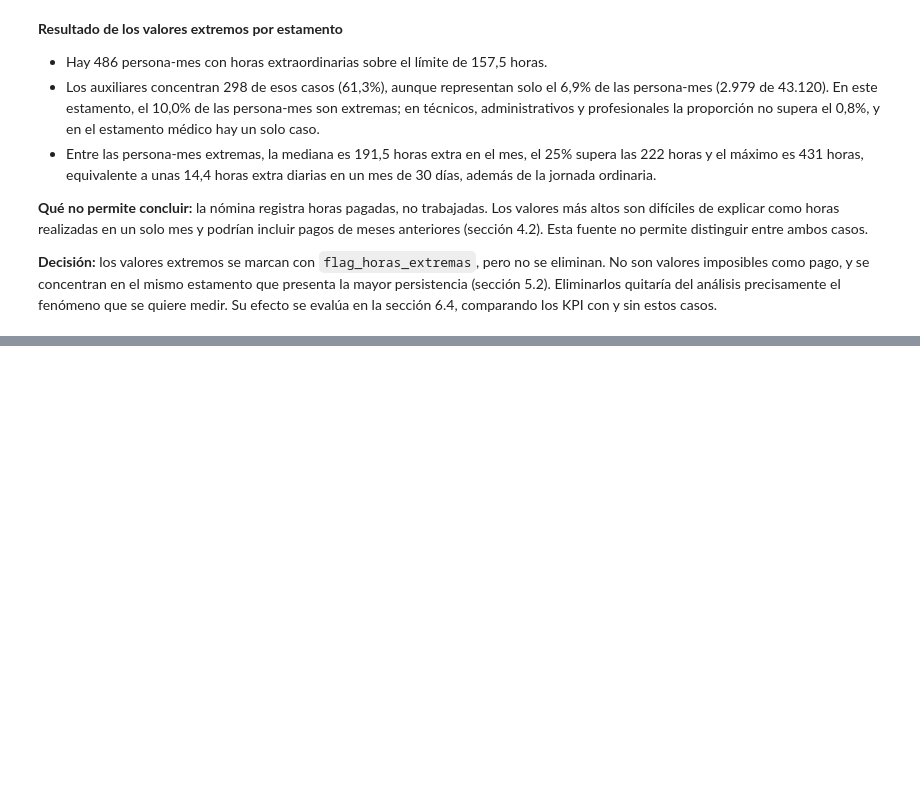
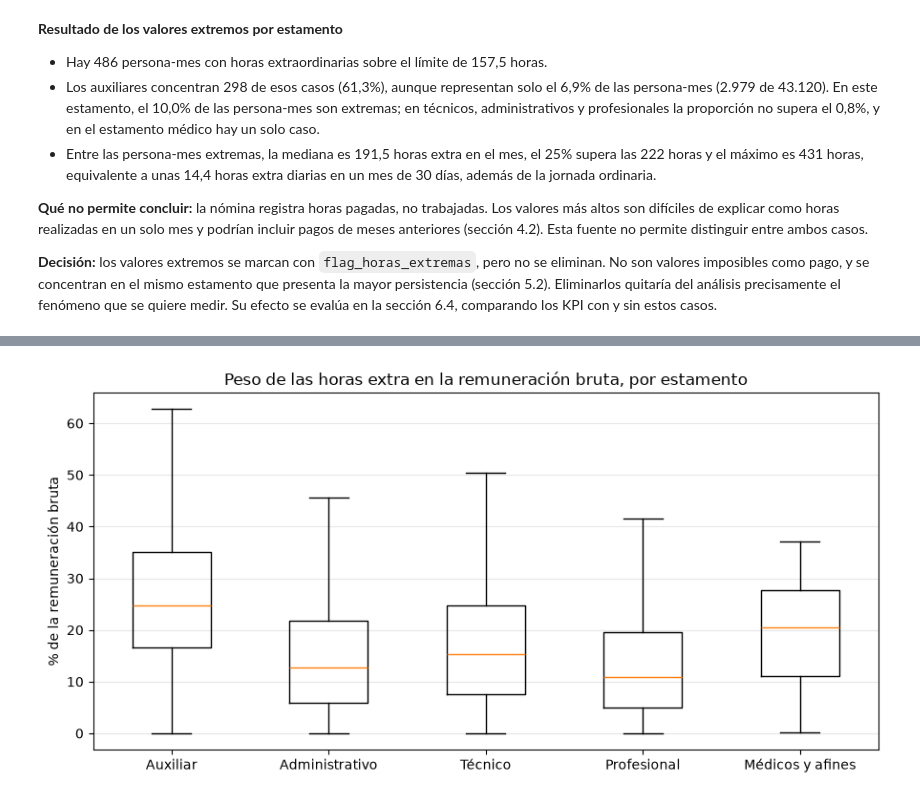
Before and after one commit to josenaxo/Proyecto-Business, a Jupyter notebook: Analysis/EDA.ipynb, the cells around one changed output, grey strips where cells are left out. Saved outputs shown, nothing was run; the diff lists cells and outputs as text; code cells hidden in the pictures; blank space fills up the shorter version.

```diff
--- a/Analysis/EDA.ipynb
+++ b/Analysis/EDA.ipynb
@@ -1016,0 +1279,15 @@ Name: horas_hhee, dtype: Float64
+# %%
+#FIGURA 4: PESO DE LAS HORAS EXTRA POR ESTAMENTO
+orden = ["Auxiliar", "Administrativo", "Técnico", "Profesional", "Médicos y afines"]
+base_peso = con[con["rem_bruta"] > 0]
+fig, ax = plt.subplots(figsize=(9, 4.5))
+ax.boxplot([base_peso.loc[base_peso["estamento"] == e, "pct_hhee_en_rem"] for e in orden], showfliers=False)
+ax.set_xticklabels(orden)
+ax.set_title("Peso de las horas extra en la remuneración bruta, por estamento")
+ax.set_ylabel("% de la remuneración bruta")
+ax.grid(axis="y", alpha=0.3)
+plt.tight_layout()
+plt.savefig(DATA_DIR / "figura_4_peso_por_estamento.png", dpi=150)
+plt.show()
+# %% [output]
+[figure, added]
```
Also changed, not shown: parts of 25 cells of this notebook, 8 other files.
